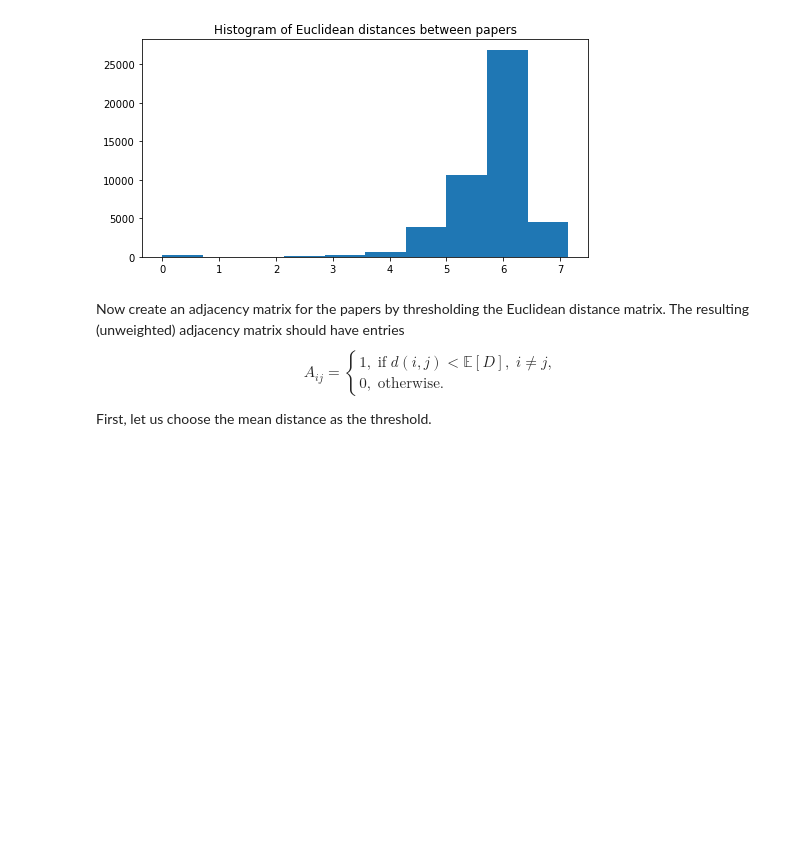
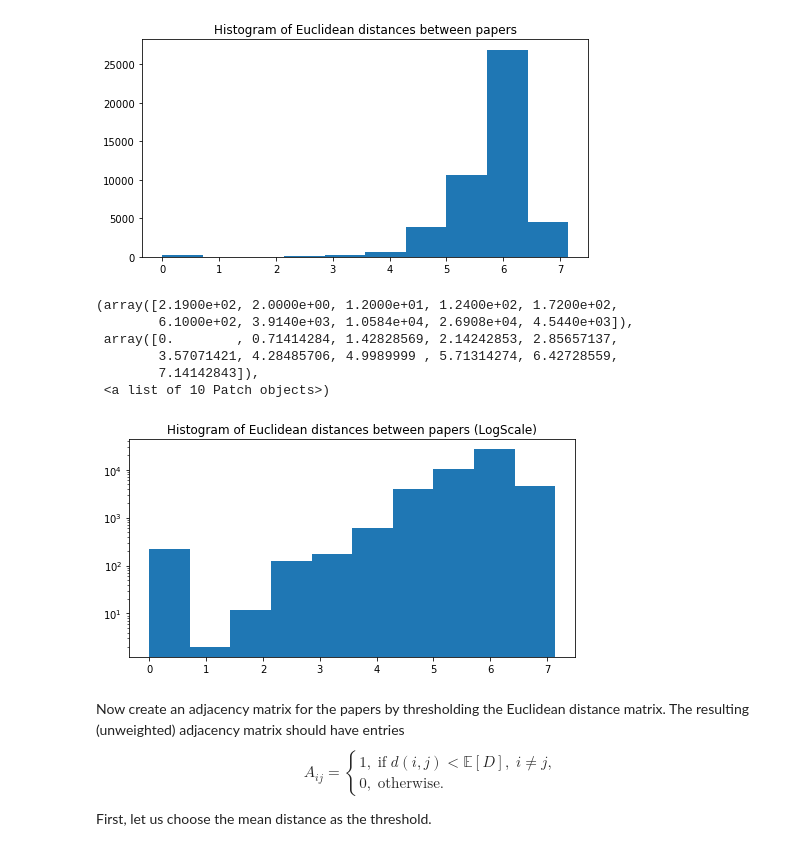
Before and after one commit to Sytta/ntds_2019, a Jupyter notebook: assignments/1_network_science.ipynb, the cells around one changed output. Drawn from its saved outputs; the diff is of its cells as text; code cells hidden in the pictures; blank space fills up the shorter version.

```diff
--- a/assignments/1_network_science.ipynb
+++ b/assignments/1_network_science.ipynb
@@ -112,5 +112,17 @@ plt.hist(distance.flatten());
 # %% [output]
 [figure]
+# %%
+plt.figure(1, figsize=(8, 4))
+plt.title("Histogram of Euclidean distances between papers (LogScale)")
+plt.hist(distance.flatten(), log=True)
+# %% [output]
+(array([2.1900e+02, 2.0000e+00, 1.2000e+01, 1.2400e+02, 1.7200e+02,
+        6.1000e+02, 3.9140e+03, 1.0584e+04, 2.6908e+04, 4.5440e+03]),
+ array([0.        , 0.71414284, 1.42828569, 2.14242853, 2.85657137,
+        3.57071421, 4.28485706, 4.9989999 , 5.71314274, 6.42728559,
+        7.14142843]),
+ <a list of 10 Patch objects>)
+[figure, added]
 # %% [markdown]
 Now create an adjacency matrix for the papers by thresholding the Euclidean distance matrix.
 The resulting (unweighted) adjacency matrix should have entries
```
Also changed, not shown: parts of 5 cells of this notebook.
